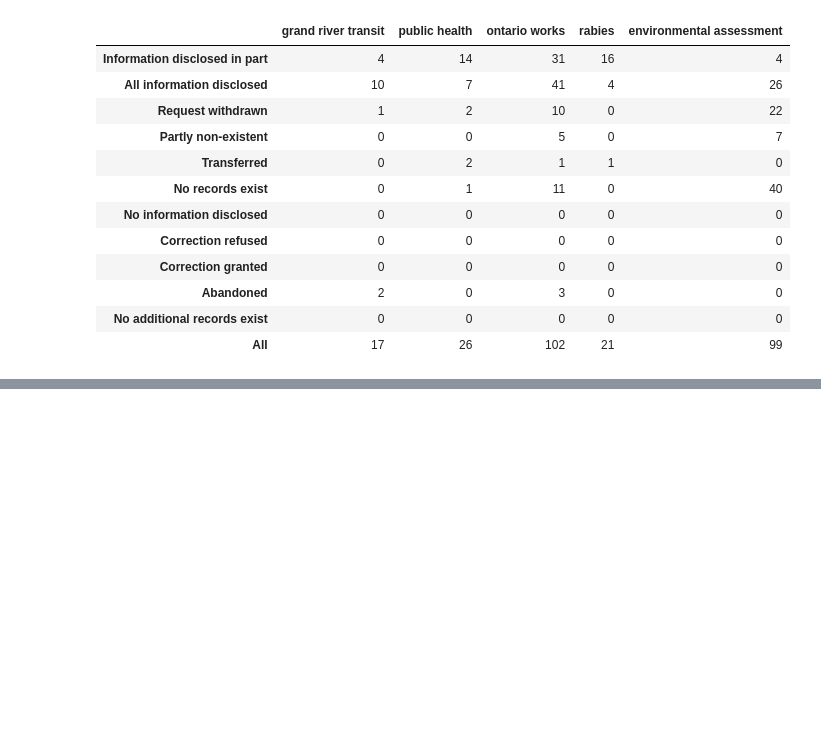
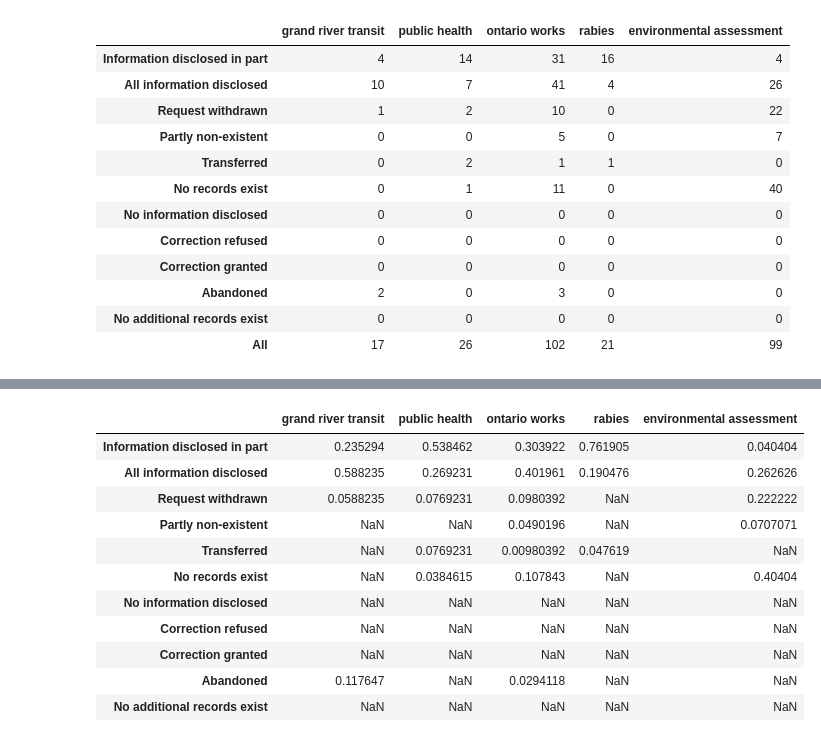
Before and after one commit to brodriguezmilla/foir, a Jupyter notebook: foir.ipynb, the cells around one changed output, grey strips where cells are left out. Drawn from its saved outputs; the diff is of its cells as text; code cells hidden in the pictures; blank space fills up the shorter version.

```diff
--- a/foir.ipynb
+++ b/foir.ipynb
@@ -1740,0 +1775,15 @@ counter_df
+# %%
+test_counter_df
+# %% [output]
+|  | grand river transit | public health | ontario works | rabies | environmental assessment |
+| Information disclosed in part | 0.235294 | 0.538462 | 0.303922 | 0.761905 | 0.040404 |
+| All information disclosed | 0.588235 | 0.269231 | 0.401961 | 0.190476 | 0.262626 |
+| Request withdrawn | 0.0588235 | 0.0769231 | 0.0980392 | NaN | 0.222222 |
+| Partly non-existent | NaN | NaN | 0.0490196 | NaN | 0.0707071 |
+| Transferred | NaN | 0.0769231 | 0.00980392 | 0.047619 | NaN |
+| No records exist | NaN | 0.0384615 | 0.107843 | NaN | 0.40404 |
+| No information disclosed | NaN | NaN | NaN | NaN | NaN |
+| Correction refused | NaN | NaN | NaN | NaN | NaN |
+| Correction granted | NaN | NaN | NaN | NaN | NaN |
+| Abandoned | 0.117647 | NaN | 0.0294118 | NaN | NaN |
+| No additional records exist | NaN | NaN | NaN | NaN | NaN |
```
Also changed, not shown: parts of 6 cells of this notebook.
